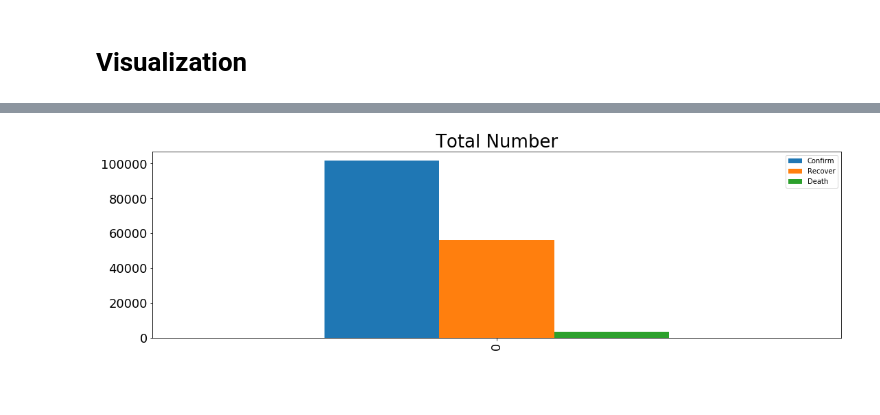
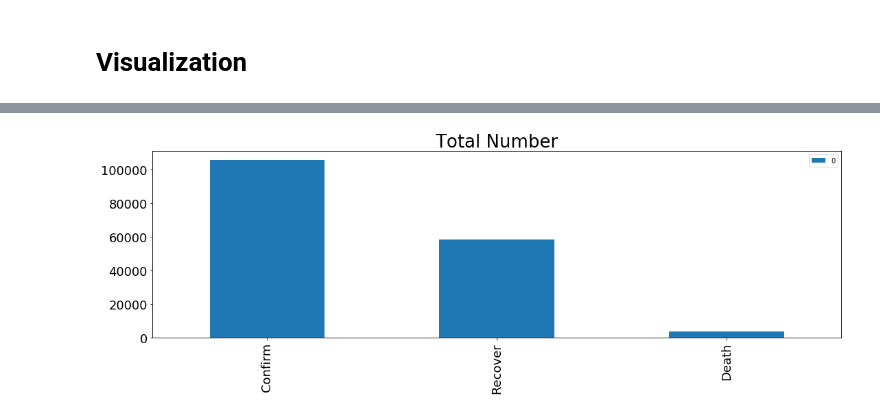
Before and after one commit to anjanatiha/COVID-19, a Jupyter notebook: Code and Analysis/corona-virus-exploratory-analysis-and-modeling.ipynb, the cells around one changed output, grey strips where cells are left out. Cells and saved outputs as stored; diff of their text form; code cells hidden in the pictures; blank space fills up the shorter version.

```diff
--- a/Code and Analysis/corona-virus-exploratory-analysis-and-modeling.ipynb
+++ b/Code and Analysis/corona-virus-exploratory-analysis-and-modeling.ipynb
@@ -353,0 +449,43 @@ plt.show()
+# %%
+ticksize = 18
+titlesize = ticksize + 8
+labelsize = ticksize + 5
+
+figsize = (18, 5)
+params = {'figure.figsize' : figsize,
+          'axes.labelsize' : labelsize,
+          'axes.titlesize' : titlesize,
+          'xtick.labelsize': ticksize,
+          'ytick.labelsize': ticksize}
+
+plt.rcParams.update(params)
+
+countries = ["Total", 'Mainland China', 'US', 'Italy', "Iran", "Iraq"]
+# countries = result_cont.index.get_level_values('Country/Region').tolist()
+# title = "Fatality Rate over time"
+
+title = "Fatality Rate over time"
+
+ymin = -1
+ymax = 6
+
+for country in countries:
+    fatality_rate = fatality_rate_func(country=country, state="")
+    sns.lineplot(x=data_cols, y=fatality_rate, label=country)
+plt.title(title)
+plt.xticks(rotation=90)
+# plt.ylim(ymin, ymax)
+plt.show()
+
+
+# deaths = time_series_covid_19_deaths_country.reset_index()
+for country in countries:
+    title = "Fatality Rate over time (" + country + ")"
+    fatality_rate = fatality_rate_func(country=country, state="")
+    sns.lineplot(x=data_cols, y=fatality_rate, label=country)
+#     if not country=="Total":
+#         death_count = deaths[deaths["Country/Region"]==country][last_day].values
+#         plt.title(title + "(Total Deaths: " + str(deaths_count) + ")")
+    plt.title(title)
+    plt.xticks(rotation=90)
+    plt.show()
@@ -368,22 +514,22 @@ df_total.head()
 # %%
 ticksize = 18
 titlesize = ticksize + 8
 labelsize = ticksize + 5
 
 figsize = (18, 5)
 params = {'figure.figsize' : figsize,
           'axes.labelsize' : labelsize,
           'axes.titlesize' : titlesize,
           'xtick.labelsize': ticksize,
           'ytick.labelsize': ticksize}
 
 plt.rcParams.update(params)
 
 title = "Total Number"
 
-df_total.plot(kind="bar")
+df_total.T.plot(kind="bar")
 plt.title(title)
 plt.show()
 # %% [output]
-[figure, old version]
+[figure, new version]
 # %%
```
Also changed, not shown: parts of 27 cells of this notebook.
